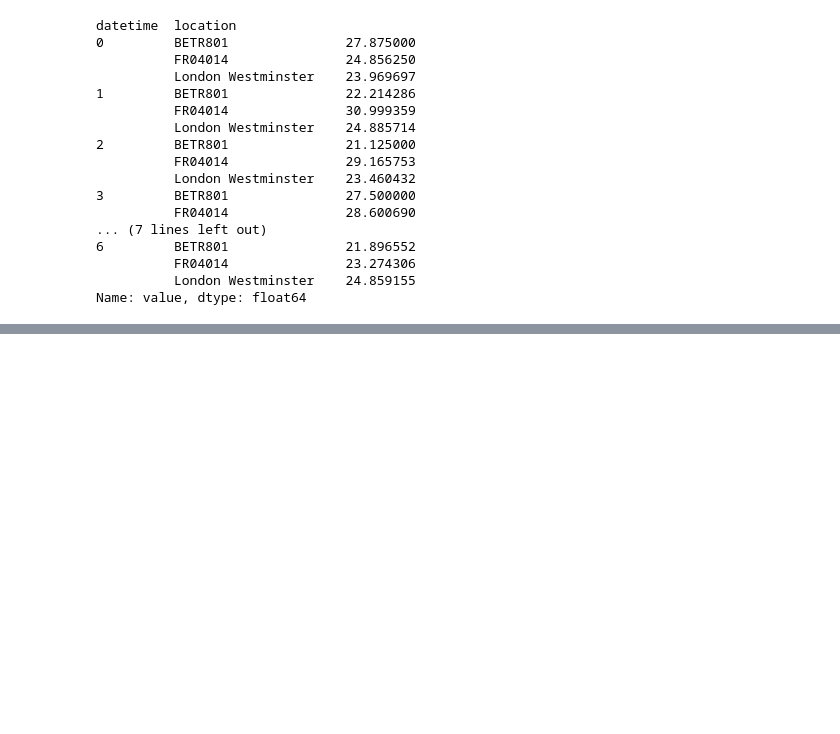
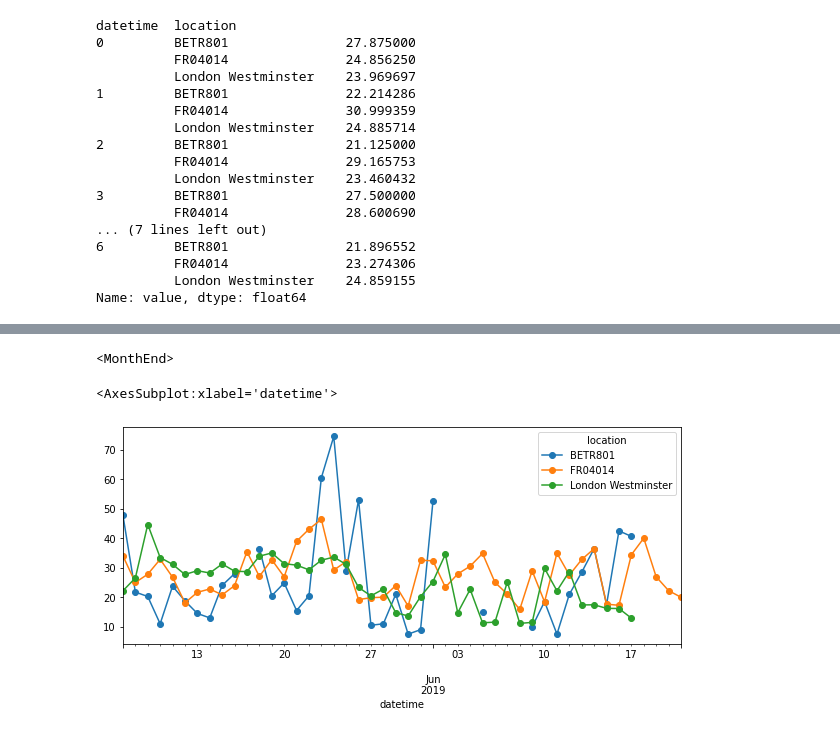
Before and after one commit to yogeshnakrani9/time_series_exploration, a Jupyter notebook: time_series_prep.ipynb, the cells around one changed output, grey strips where cells are left out. Drawn from its saved outputs; the diff is of its cells as text; code cells hidden in the pictures; blank space fills up the shorter version.

```diff
--- a/time_series_prep.ipynb
+++ b/time_series_prep.ipynb
@@ -58,0 +133,9 @@ Name: value, dtype: float64
+# %%
+monthly_max.index.freq
+# %% [output]
+<MonthEnd>
+# %%
+no_2.resample("D").mean().plot(kind = 'line', style = "-o", figsize = (10, 4))
+# %% [output]
+<AxesSubplot:xlabel='datetime'>
+[figure, added]
```
Also changed, not shown: parts of 14 cells of this notebook.
